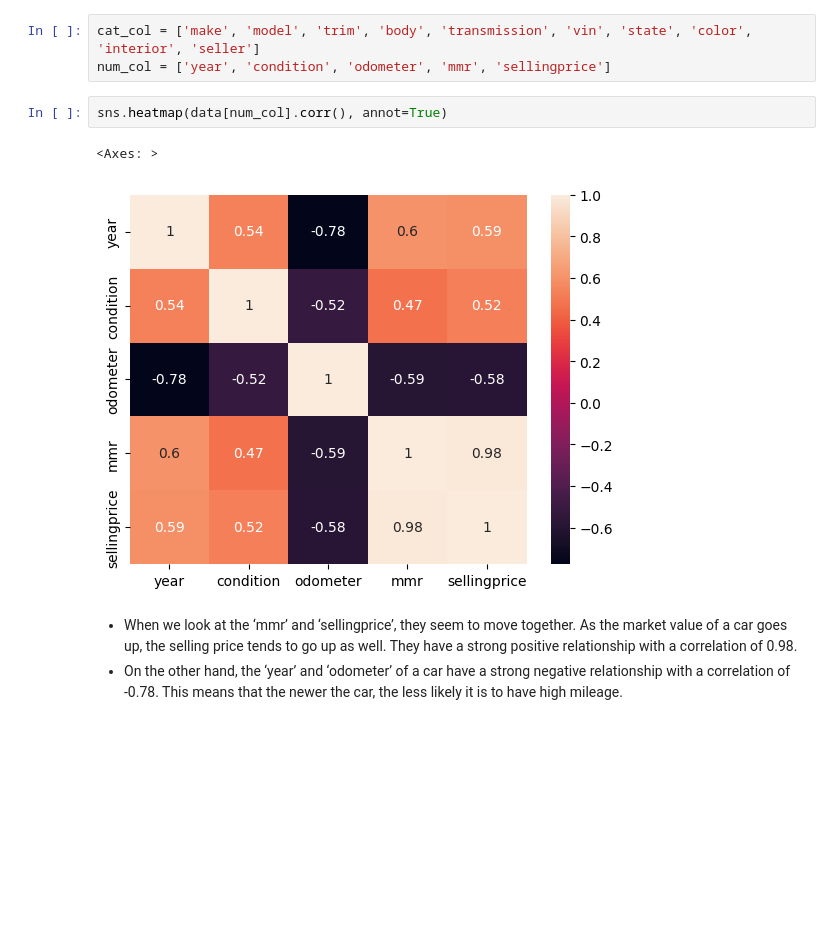
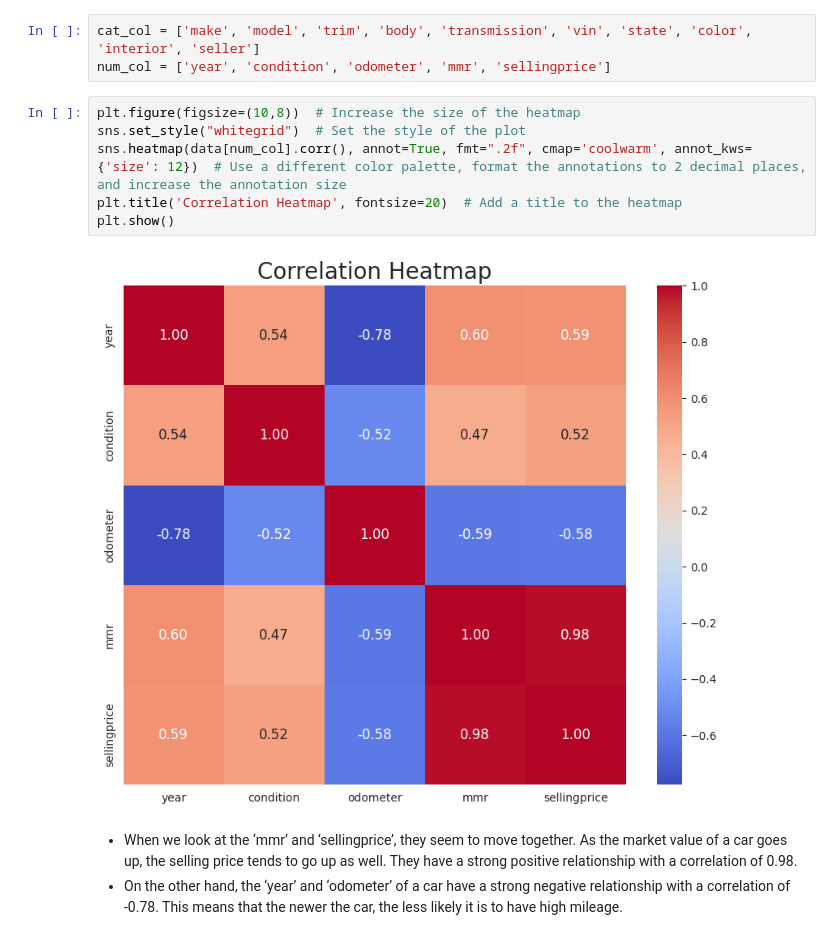
Before and after one commit to totargaming/VehicleSalesReport, a Jupyter notebook: vehicle-sales-eda.ipynb, the cells around one changed output. Saved outputs shown, nothing was run; the diff lists cells and outputs as text; blank space fills up the shorter version.

Commit message:
change color to coolwarm

```diff
--- a/vehicle-sales-eda.ipynb
+++ b/vehicle-sales-eda.ipynb
@@ -359,10 +378,13 @@ histplot('sellingprice', 'Selling Price')
 cat_col = ['make', 'model', 'trim', 'body', 'transmission', 'vin', 'state', 'color', 'interior', 'seller']
 num_col = ['year', 'condition', 'odometer', 'mmr', 'sellingprice']
 # %%
-sns.heatmap(data[num_col].corr(), annot=True)
+plt.figure(figsize=(10,8))  # Increase the size of the heatmap
+sns.set_style("whitegrid")  # Set the style of the plot
+sns.heatmap(data[num_col].corr(), annot=True, fmt=".2f", cmap='coolwarm', annot_kws={'size': 12})  # Use a different color palette, format the annotations to 2 decimal places, and increase the annotation size
+plt.title('Correlation Heatmap', fontsize=20)  # Add a title to the heatmap
+plt.show()
 # %% [output]
-<Axes: >
-[figure, old version]
+[figure, new version]
 # %% [markdown]
 * When we look at the ‘mmr’ and ‘sellingprice’, they seem to move together. As the market value of a car goes up, the selling price tends to go up as well. They have a strong positive relationship with a correlation of 0.98.
 * On the other hand, the ‘year’ and ‘odometer’ of a car have a strong negative relationship with a correlation of -0.78. This means that the newer the car, the less likely it is to have high mileage.
```
Also changed, not shown: parts of 22 cells of this notebook, 1 other file.
